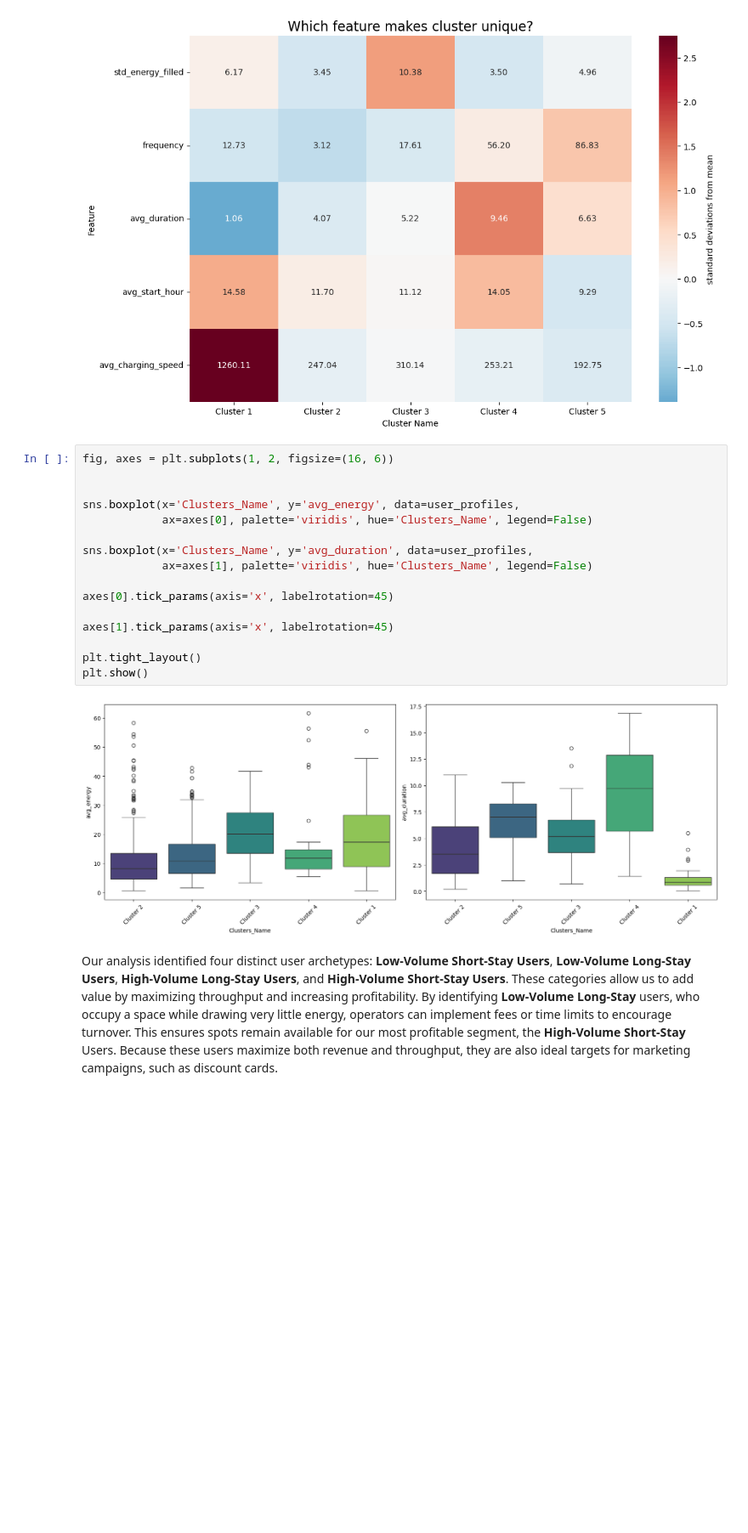
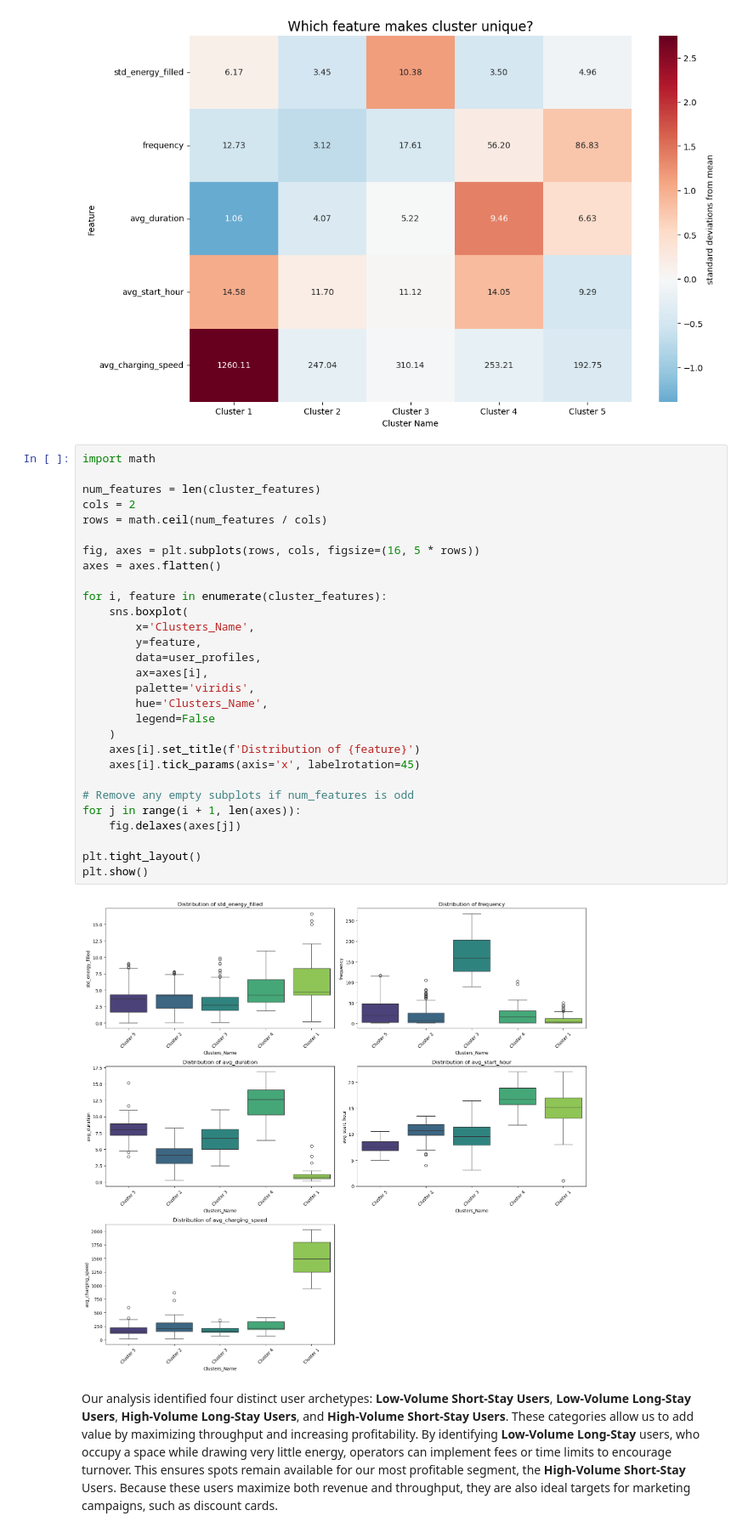
Before and after one commit to lbaudenb/AA_Team_6, a Jupyter notebook: notebooks/03_clustering.ipynb, the cells around one changed output. Shown at 85% size. Saved outputs shown, nothing was run; the diff lists cells and outputs as text; blank space fills up the shorter version.

Commit message:
improved box plot of features within each cluster

```diff
--- a/notebooks/03_clustering.ipynb
+++ b/notebooks/03_clustering.ipynb
@@ -333,24 +333,37 @@ plt.ylabel('Feature')
 plt.show()
 # %% [output]
 [figure]
-# %%
-fig, axes = plt.subplots(1, 2, figsize=(16, 6))
-
-
-sns.boxplot(x='Clusters_Name', y='avg_energy', data=user_profiles,
-            ax=axes[0], palette='viridis', hue='Clusters_Name', legend=False)
-
-sns.boxplot(x='Clusters_Name', y='avg_duration', data=user_profiles,
-            ax=axes[1], palette='viridis', hue='Clusters_Name', legend=False)
-
-axes[0].tick_params(axis='x', labelrotation=45)
-
-axes[1].tick_params(axis='x', labelrotation=45)
-
-plt.tight_layout()
-plt.show()
-# %% [output]
-[figure, removed]
+# %%
+import math
+
+num_features = len(cluster_features)
+cols = 2
+rows = math.ceil(num_features / cols)
+
+fig, axes = plt.subplots(rows, cols, figsize=(16, 5 * rows))
+axes = axes.flatten()
+
+for i, feature in enumerate(cluster_features):
+    sns.boxplot(
+        x='Clusters_Name',
+        y=feature,
+        data=user_profiles,
+        ax=axes[i],
+        palette='viridis',
+        hue='Clusters_Name',
+        legend=False
+    )
+    axes[i].set_title(f'Distribution of {feature}')
+    axes[i].tick_params(axis='x', labelrotation=45)
+
+# Remove any empty subplots if num_features is odd
+for j in range(i + 1, len(axes)):
+    fig.delaxes(axes[j])
+
+plt.tight_layout()
+plt.show()
+# %% [output]
+[figure, added]
 # %% [markdown]
 Our analysis identified four distinct user archetypes: **Low-Volume Short-Stay Users**, **Low-Volume Long-Stay Users**, **High-Volume Long-Stay Users**, and **High-Volume Short-Stay Users**. These categories allow us to add value by maximizing throughput and increasing profitability. By identifying **Low-Volume Long-Stay** users, who occupy a space while drawing very little energy, operators can implement fees or time limits to encourage turnover. This ensures spots remain available for our most profitable segment, the **High-Volume Short-Stay** Users. Because these users maximize both revenue and throughput, they are also ideal targets for marketing campaigns, such as discount cards.
 # %%
```
Also changed, not shown: parts of 1 cell of this notebook.
